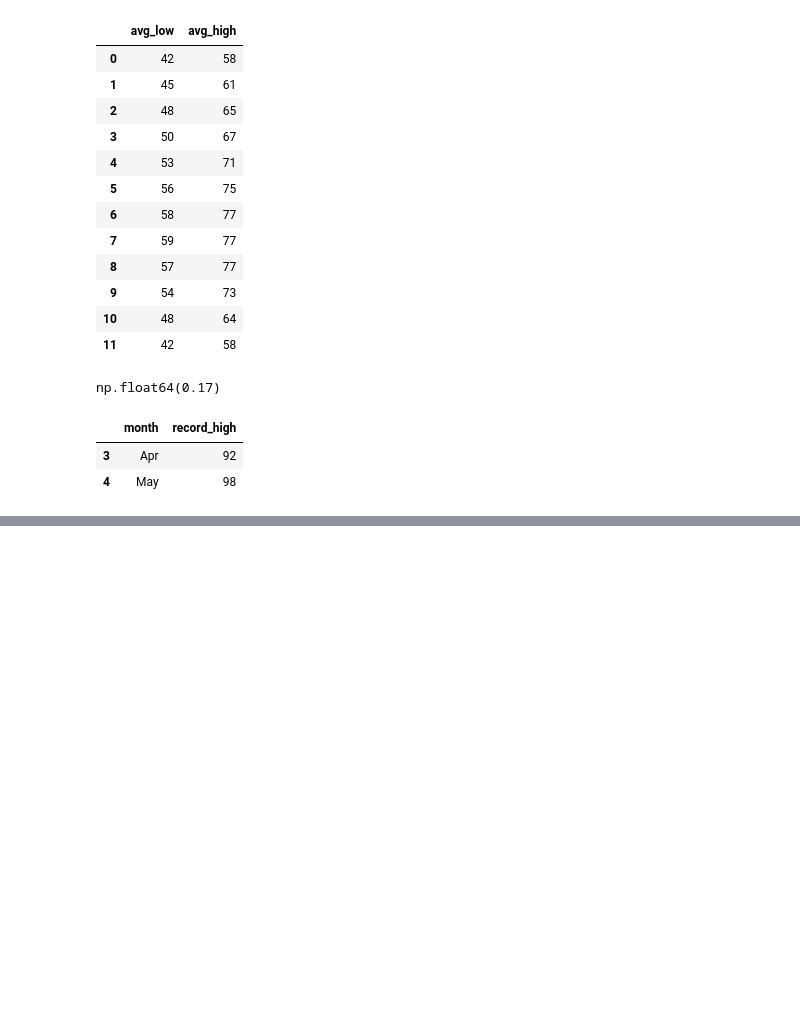
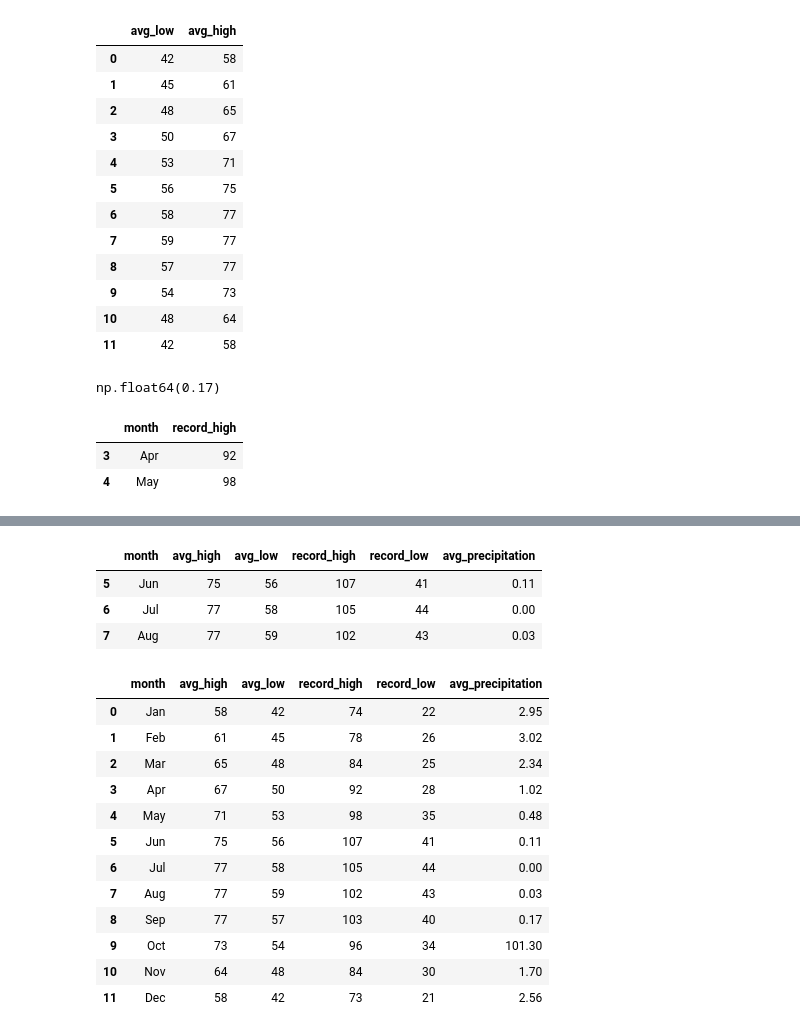
Before and after one commit to denverkim/DataAnalysis, a Jupyter notebook: weather_탐색_&_전처리.ipynb, the cells around one changed output, grey strips where cells are left out. Drawn from its saved outputs; the diff is of its cells as text; code cells hidden in the pictures; blank space fills up the shorter version.

```diff
--- a/weather_탐색_&_전처리.ipynb
+++ b/weather_탐색_&_전처리.ipynb
@@ -150,0 +167,28 @@ df.iloc[3:5, [0, 3]]
+# %%
+# Month is in either June, July, or August
+df[df.month.isin(['Jun', 'Jul', 'Aug'])]
+# %% [output]
+|  | month | avg_high | avg_low | record_high | record_low | avg_precipitation |
+| 5 | Jun | 75 | 56 | 107 | 41 | 0.11 |
+| 6 | Jul | 77 | 58 | 105 | 44 | 0.00 |
+| 7 | Aug | 77 | 59 | 102 | 43 | 0.03 |
+# %%
+# Assign new values in the following locations:   다음 위치에 새로운 값을 할당하시오.
+
+# 101.3 for avg_precipitation column at index 9
+df.loc[9, 'avg_precipitation'] = 101.3
+df
+# %% [output]
+|  | month | avg_high | avg_low | record_high | record_low | avg_precipitation |
+| 0 | Jan | 58 | 42 | 74 | 22 | 2.95 |
+| 1 | Feb | 61 | 45 | 78 | 26 | 3.02 |
+| 2 | Mar | 65 | 48 | 84 | 25 | 2.34 |
+| 3 | Apr | 67 | 50 | 92 | 28 | 1.02 |
+| 4 | May | 71 | 53 | 98 | 35 | 0.48 |
+| 5 | Jun | 75 | 56 | 107 | 41 | 0.11 |
+| 6 | Jul | 77 | 58 | 105 | 44 | 0.00 |
+| 7 | Aug | 77 | 59 | 102 | 43 | 0.03 |
+| 8 | Sep | 77 | 57 | 103 | 40 | 0.17 |
+| 9 | Oct | 73 | 54 | 96 | 34 | 101.30 |
+| 10 | Nov | 64 | 48 | 84 | 30 | 1.70 |
+| 11 | Dec | 58 | 42 | 73 | 21 | 2.56 |
```
Also changed, not shown: parts of 6 cells of this notebook.
